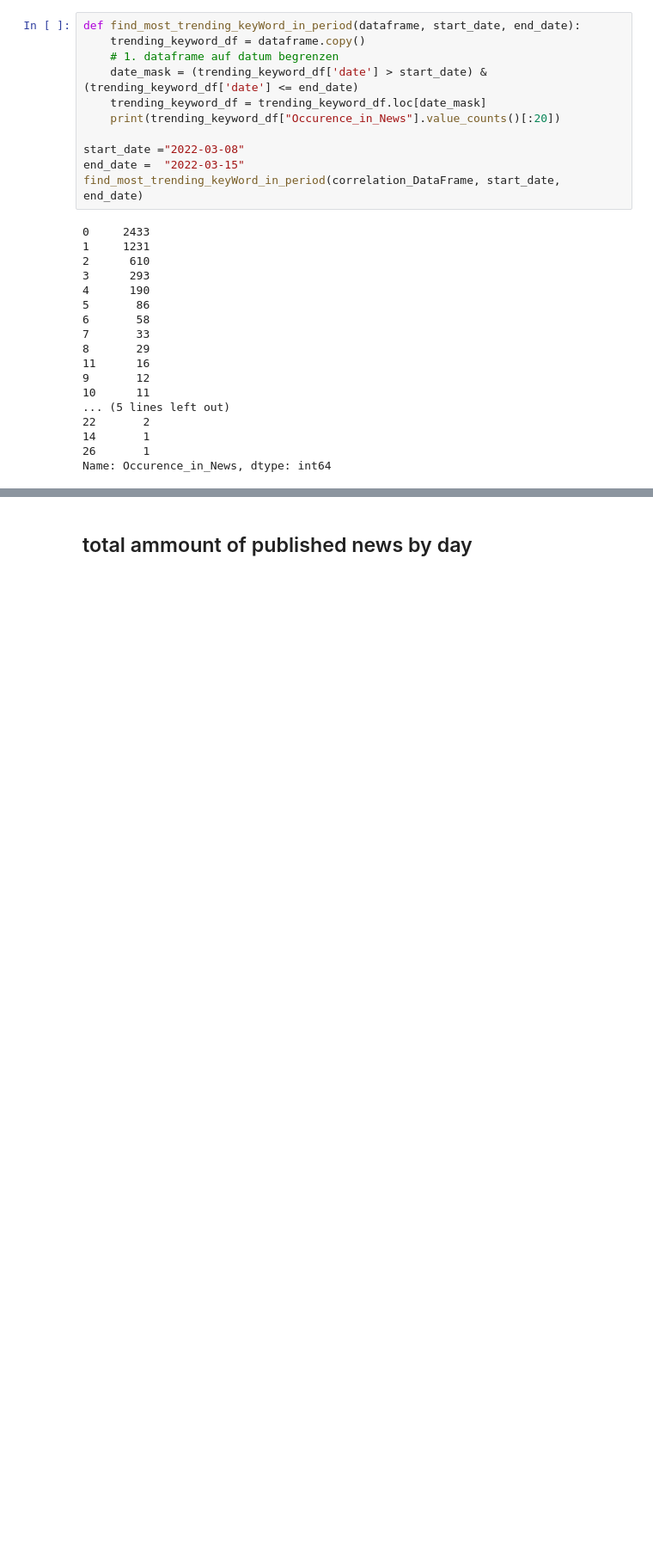
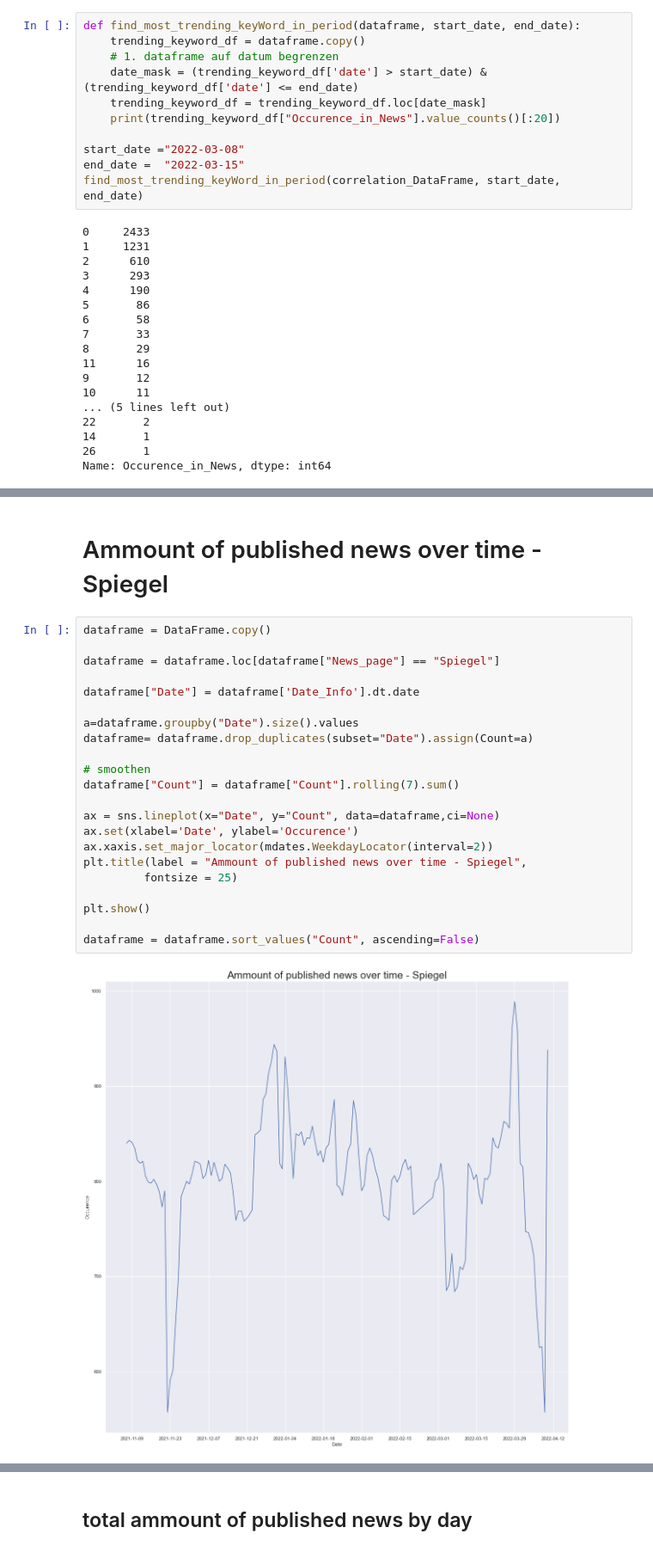
Before and after one commit to JanSchuck/Bachelorthesis, a Jupyter notebook: Analysis/Analysis_Categories.ipynb, the cells around one changed output, grey strips where cells are left out. Shown at 86% size. Saved outputs shown, nothing was run; the diff lists cells and outputs as text; blank space fills up the shorter version.

```diff
--- a/Analysis/Analysis_Categories.ipynb
+++ b/Analysis/Analysis_Categories.ipynb
@@ -270,0 +257,26 @@ dataframe
+# %% [markdown]
+# Ammount of published news over time - Spiegel
+# %%
+dataframe = DataFrame.copy()
+
+dataframe = dataframe.loc[dataframe["News_page"] == "Spiegel"]
+
+dataframe["Date"] = dataframe['Date_Info'].dt.date
+
+a=dataframe.groupby("Date").size().values
+dataframe= dataframe.drop_duplicates(subset="Date").assign(Count=a)
+
+# smoothen
+dataframe["Count"] = dataframe["Count"].rolling(7).sum()
+
+ax = sns.lineplot(x="Date", y="Count", data=dataframe,ci=None)
+ax.set(xlabel='Date', ylabel='Occurence')
+ax.xaxis.set_major_locator(mdates.WeekdayLocator(interval=2))
+plt.title(label = "Ammount of published news over time - Spiegel",
+         fontsize = 25)
+
+plt.show()
+
+dataframe = dataframe.sort_values("Count", ascending=False)
+# %% [output]
+[figure, added]
```
Also changed, not shown: parts of 6 cells of this notebook.
